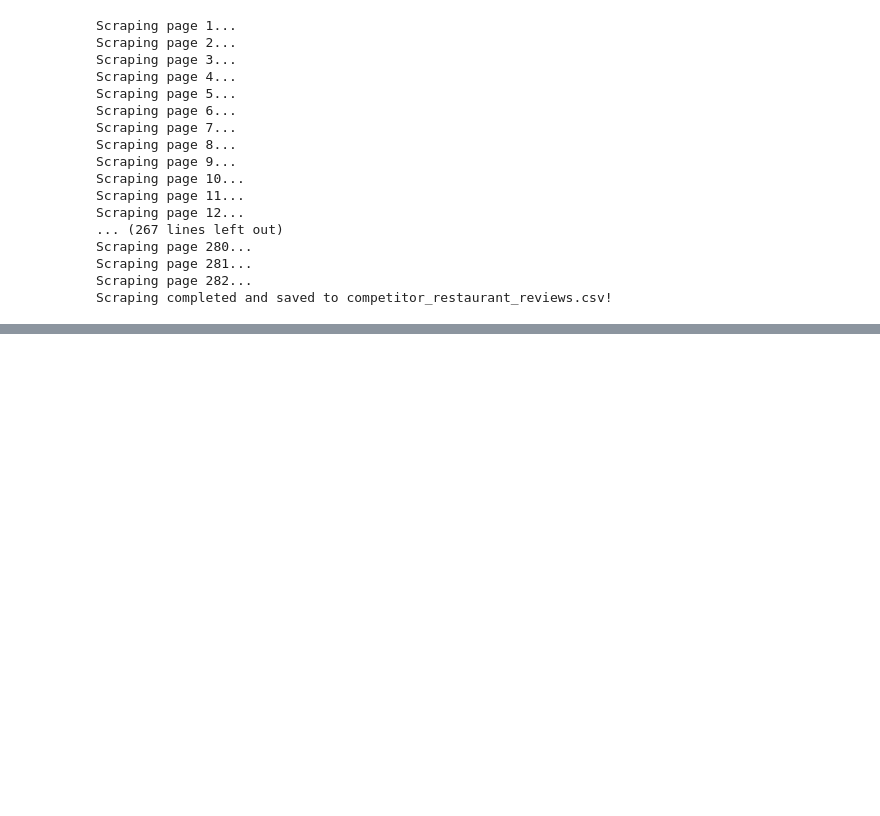
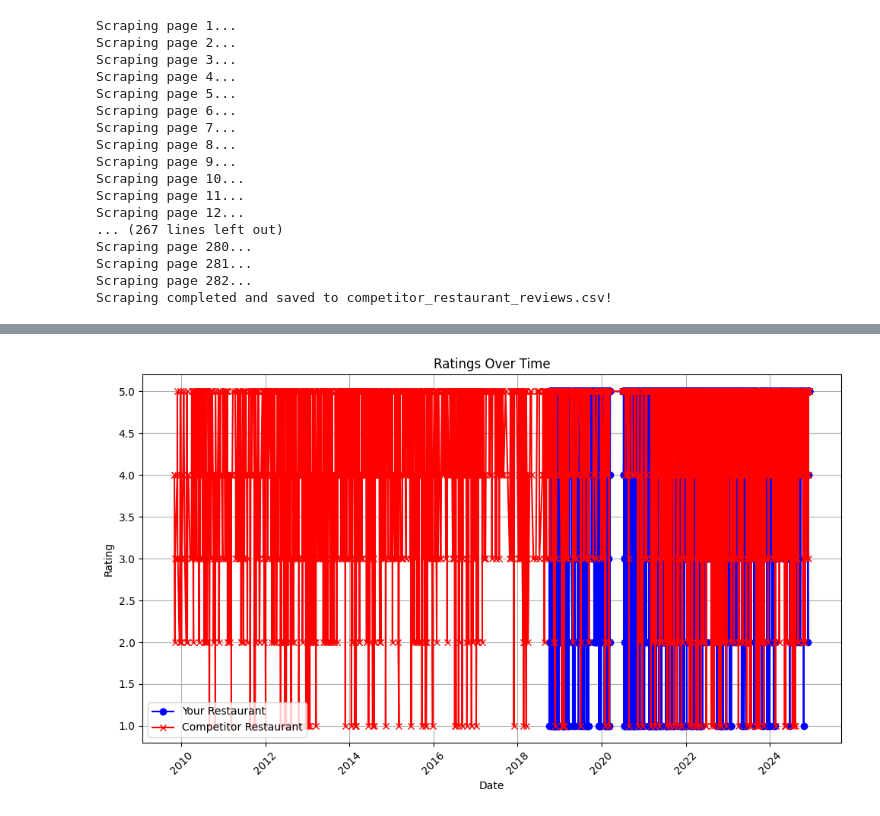
Before and after one commit to tahainam555/restaurant-feedback-analysis, a Jupyter notebook: project.ipynb, the cells around one changed output, grey strips where cells are left out. Drawn from its saved outputs; the diff is of its cells as text; code cells hidden in the pictures; blank space fills up the shorter version.

```diff
--- a/project.ipynb
+++ b/project.ipynb
@@ -373,0 +392,48 @@ AttributeError: partially initialized module 'pandas' has no attribute '_pandas_
+# %%
+import pandas as pd
+import matplotlib.pyplot as plt
+
+# Load data
+df1 = pd.read_csv("my_restaurant_reviews.csv")
+df2 = pd.read_csv("competitor_restaurant_reviews.csv")
+
+df1["Restaurant"] = "Your Restaurant"
+df2["Restaurant"] = "Competitor Restaurant"
+
+# Combine data
+combined = pd.concat([df1, df2], ignore_index=True)
+
+# Function to preprocess DINING TIME and convert to datetime
+def preprocess_dining_time(dining_time):
+    if "Dined on" in dining_time:  # For format "Dined on December 1, 2024"
+        return pd.to_datetime(dining_time.replace("Dined on ", ""), format="%B %d, %Y")
+    else:  # For format "2024-12-10"
+        return pd.to_datetime(dining_time, format="%Y-%m-%d")
+
+# Apply the preprocessing function to the 'DINING TIME' column
+combined["DINING TIME"] = combined["DINING TIME"].apply(preprocess_dining_time)
+
+# Plot using Matplotlib
+plt.figure(figsize=(10, 6))
+
+# Plot for Your Restaurant
+your_restaurant_data = combined[combined["Restaurant"] == "Your Restaurant"]
+plt.plot(your_restaurant_data["DINING TIME"], your_restaurant_data["RATING"], label="Your Restaurant", color='blue', marker='o')
+
+# Plot for Competitor Restaurant
+competitor_data = combined[combined["Restaurant"] == "Competitor Restaurant"]
+plt.plot(competitor_data["DINING TIME"], competitor_data["RATING"], label="Competitor Restaurant", color='red', marker='x')
+
+# Customize the plot
+plt.title("Ratings Over Time")
+plt.xlabel("Date")
+plt.ylabel("Rating")
+plt.legend()
+plt.grid(True)
+
+# Show the plot
+plt.xticks(rotation=45)
+plt.tight_layout()  # Adjust layout to make sure everything fits
+plt.show()
+# %% [output]
+[figure, added]
```
Also changed, not shown: parts of 3 cells of this notebook.
